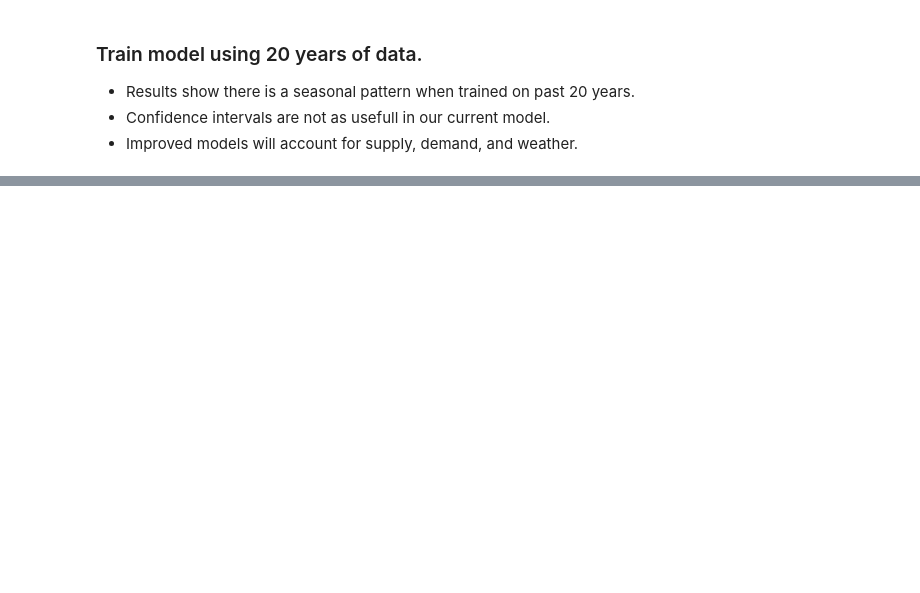
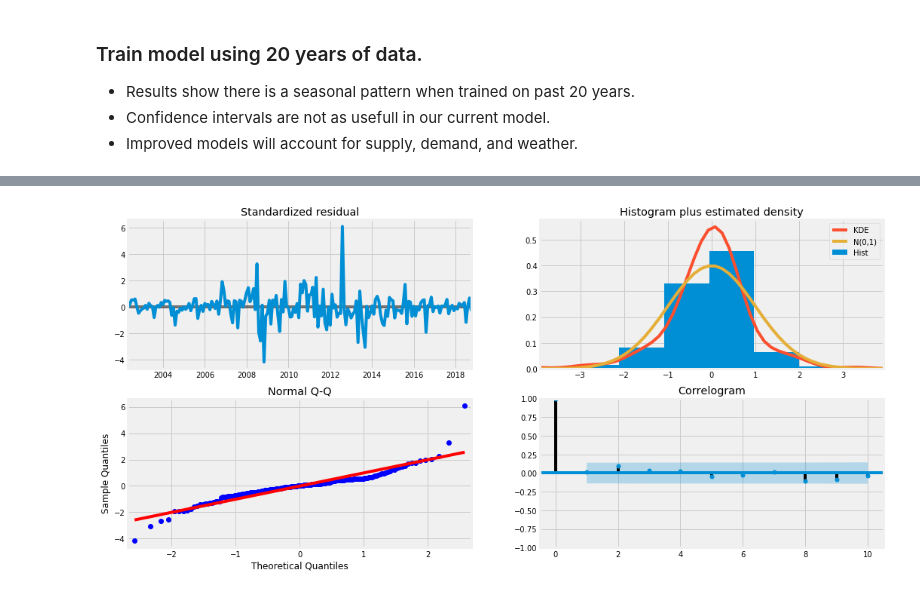
Before and after one commit to Pballer/futures_timeseries_analysis, a Jupyter notebook: Technical_Notebook_Futures_Analysis.ipynb, the cells around one changed output, grey strips where cells are left out. Cells and saved outputs as stored; diff of their text form; code cells hidden in the pictures; blank space fills up the shorter version.

```diff
--- a/Technical_Notebook_Futures_Analysis.ipynb
+++ b/Technical_Notebook_Futures_Analysis.ipynb
@@ -185,0 +232,5 @@ Warnings:
+# %%
+res.plot_diagnostics(figsize=(16, 8))
+plt.show()
+# %% [output]
+[figure, added]
```
Also changed, not shown: parts of 10 cells of this notebook, 1 other file.
